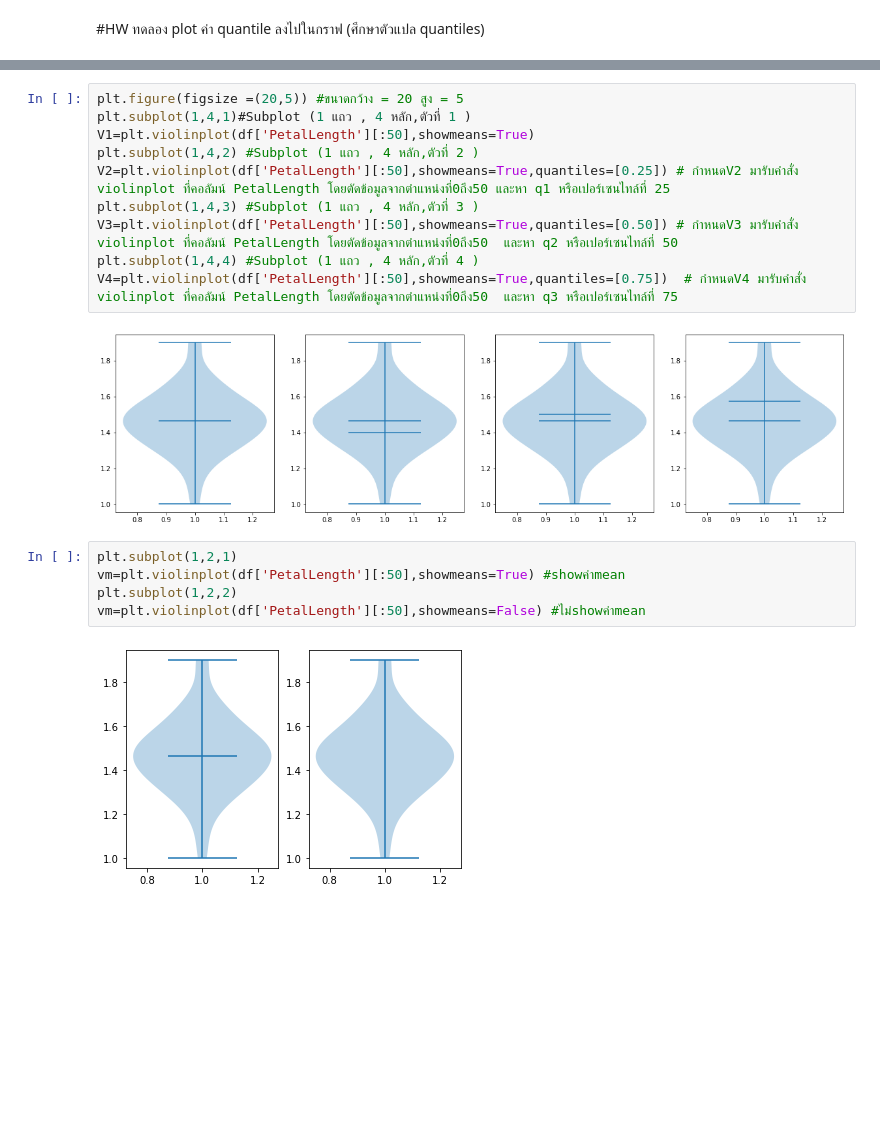
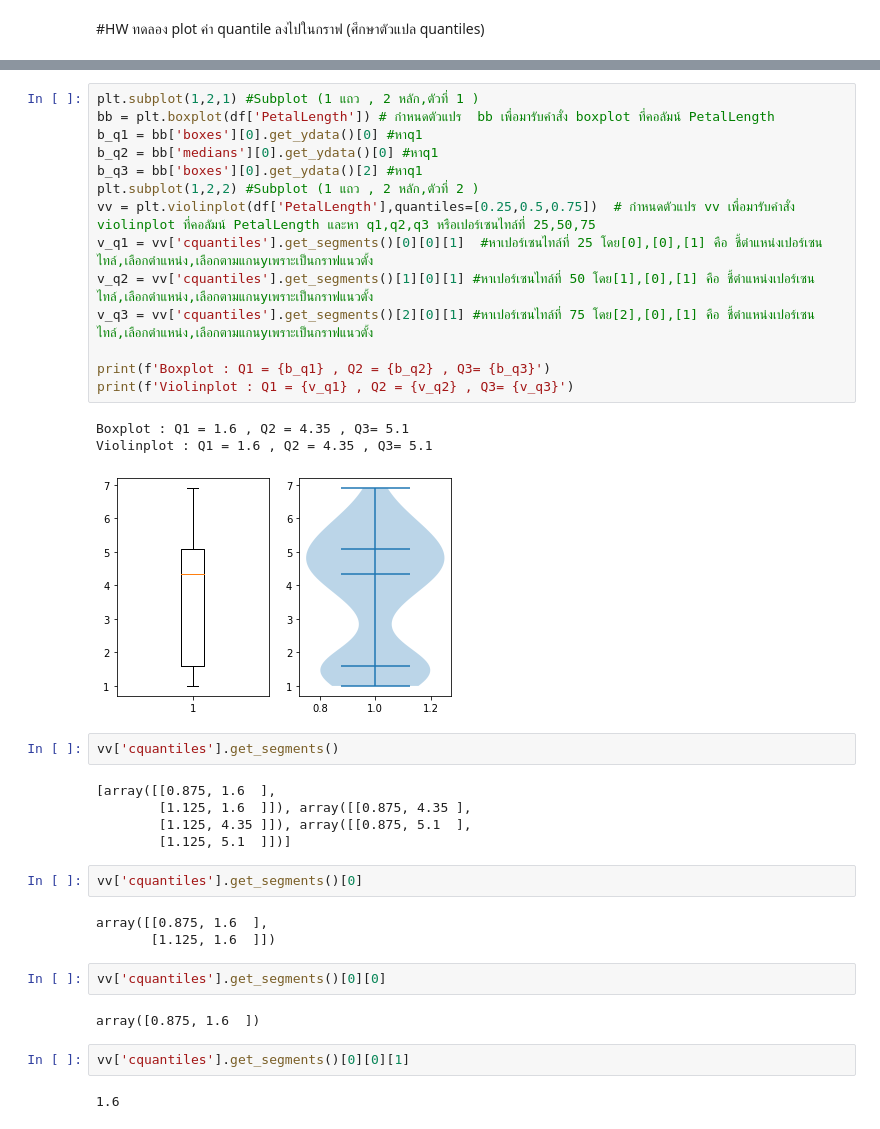
Before and after one commit to Chanakarn06/data_viz_2022, a Jupyter notebook: DataViz02_Distribution.ipynb, the cells around one changed output, grey strips where cells are left out. Drawn from its saved outputs; the diff is of its cells as text; blank space fills up the shorter version.

Commit message:
HW ทดลอง plot ค่า quantile

```diff
--- a/DataViz02_Distribution.ipynb
+++ b/DataViz02_Distribution.ipynb
@@ -426,19 +416,38 @@ V= plt.violinplot(df['PetalLength'][:50],showmedians=True,quantiles=[0.25,0.5,0.
-# %%
-plt.figure(figsize =(20,5)) #ขนาดกว้าง = 20 สูง = 5
-plt.subplot(1,4,1)#Subplot (1 แถว , 4 หลัก,ตัวที่ 1 )
-V1=plt.violinplot(df['PetalLength'][:50],showmeans=True)
-plt.subplot(1,4,2) #Subplot (1 แถว , 4 หลัก,ตัวที่ 2 )
-V2=plt.violinplot(df['PetalLength'][:50],showmeans=True,quantiles=[0.25]) # กำหนดV2 มารับคำสั่ง violinplot ที่คอลัมน์ PetalLength โดยตัดข้อมูลจากตำแหน่งที่0ถึง50 และหา q1 หรือเปอร์เซนไทล์ที่ 25
-plt.subplot(1,4,3) #Subplot (1 แถว , 4 หลัก,ตัวที่ 3 )
-V3=plt.violinplot(df['PetalLength'][:50],showmeans=True,quantiles=[0.50]) # กำหนดV3 มารับคำสั่ง violinplot ที่คอลัมน์ PetalLength โดยตัดข้อมูลจากตำแหน่งที่0ถึง50  และหา q2 หรือเปอร์เซนไทล์ที่ 50
-plt.subplot(1,4,4) #Subplot (1 แถว , 4 หลัก,ตัวที่ 4 )
-V4=plt.violinplot(df['PetalLength'][:50],showmeans=True,quantiles=[0.75])  # กำหนดV4 มารับคำสั่ง violinplot ที่คอลัมน์ PetalLength โดยตัดข้อมูลจากตำแหน่งที่0ถึง50  และหา q3 หรือเปอร์เซนไทล์ที่ 75
-# %% [output]
-[figure, removed]
-# %%
-plt.subplot(1,2,1)
-vm=plt.violinplot(df['PetalLength'][:50],showmeans=True) #showค่าmean
-plt.subplot(1,2,2)
-vm=plt.violinplot(df['PetalLength'][:50],showmeans=False) #ไม่showค่าmean
-# %% [output]
-[figure, removed]
+# %%
+plt.subplot(1,2,1) #Subplot (1 แถว , 2 หลัก,ตัวที่ 1 )
+bb = plt.boxplot(df['PetalLength']) # กำหนดตัวแปร  bb เพื่อมารับคำสั่ง boxplot ที่คอลัมน์ PetalLength
+b_q1 = bb['boxes'][0].get_ydata()[0] #หาq1
+b_q2 = bb['medians'][0].get_ydata()[0] #หาq1
+b_q3 = bb['boxes'][0].get_ydata()[2] #หาq1
+plt.subplot(1,2,2) #Subplot (1 แถว , 2 หลัก,ตัวที่ 2 )
+vv = plt.violinplot(df['PetalLength'],quantiles=[0.25,0.5,0.75])  # กำหนดตัวแปร vv เพื่อมารับคำสั่ง violinplot ที่คอลัมน์ PetalLength และหา q1,q2,q3 หรือเปอร์เซนไทล์ที่ 25,50,75
+v_q1 = vv['cquantiles'].get_segments()[0][0][1]  #หาเปอร์เซนไทล์ที่ 25 โดย[0],[0],[1] คือ ชี้ตำแหน่งเปอร์เซนไทล์,เลือกตำแหน่ง,เลือกตามแกนyเพราะเป็นกราฟแนวตั้ง
+v_q2 = vv['cquantiles'].get_segments()[1][0][1] #หาเปอร์เซนไทล์ที่ 50 โดย[1],[0],[1] คือ ชี้ตำแหน่งเปอร์เซนไทล์,เลือกตำแหน่ง,เลือกตามแกนyเพราะเป็นกราฟแนวตั้ง
+v_q3 = vv['cquantiles'].get_segments()[2][0][1] #หาเปอร์เซนไทล์ที่ 75 โดย[2],[0],[1] คือ ชี้ตำแหน่งเปอร์เซนไทล์,เลือกตำแหน่ง,เลือกตามแกนyเพราะเป็นกราฟแนวตั้ง
+
+print(f'Boxplot : Q1 = {b_q1} , Q2 = {b_q2} , Q3= {b_q3}')
+print(f'Violinplot : Q1 = {v_q1} , Q2 = {v_q2} , Q3= {v_q3}')
+# %% [output]
+Boxplot : Q1 = 1.6 , Q2 = 4.35 , Q3= 5.1
+Violinplot : Q1 = 1.6 , Q2 = 4.35 , Q3= 5.1
+[figure, added]
+# %%
+vv['cquantiles'].get_segments()
+# %% [output]
+[array([[0.875, 1.6  ],
+        [1.125, 1.6  ]]), array([[0.875, 4.35 ],
+        [1.125, 4.35 ]]), array([[0.875, 5.1  ],
+        [1.125, 5.1  ]])]
+# %%
+vv['cquantiles'].get_segments()[0]
+# %% [output]
+array([[0.875, 1.6  ],
+       [1.125, 1.6  ]])
+# %%
+vv['cquantiles'].get_segments()[0][0]
+# %% [output]
+array([0.875, 1.6  ])
+# %%
+vv['cquantiles'].get_segments()[0][0][1]
+# %% [output]
+1.6
```
Also changed, not shown: parts of 1 cell of this notebook.
